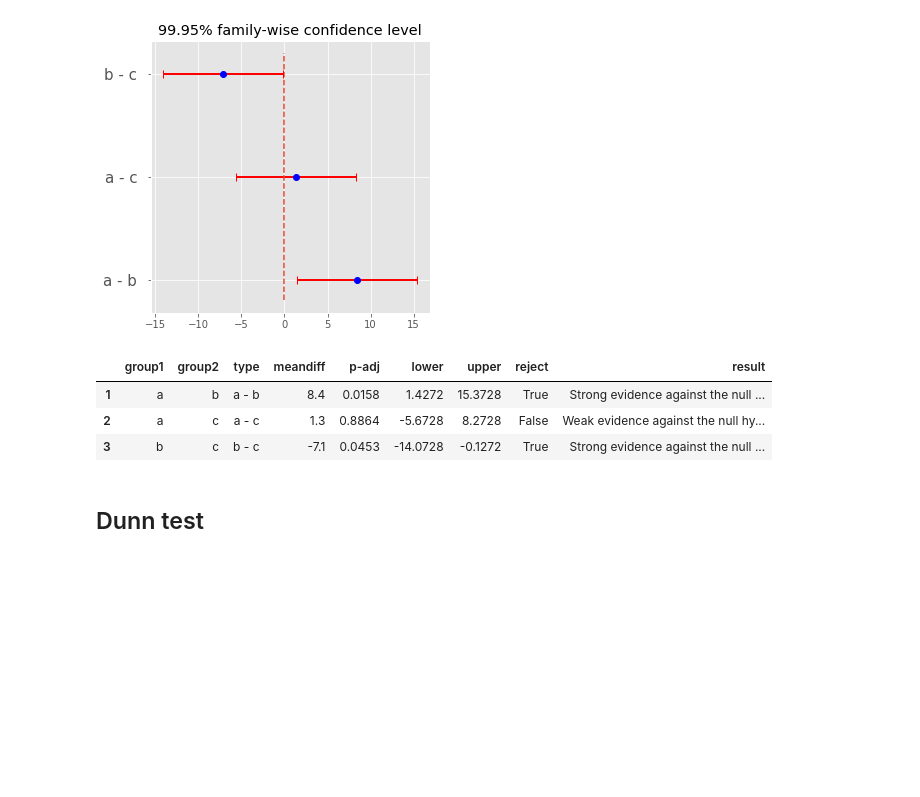
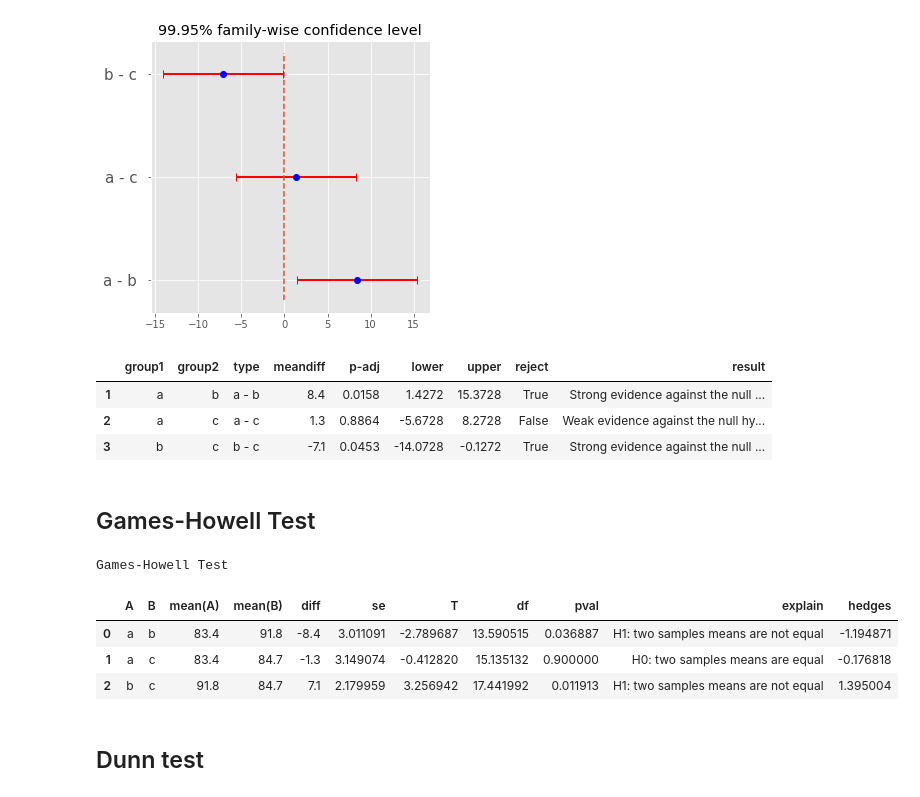
Before and after one commit to imanursar/Machine-Learning-Notes, a Jupyter notebook: Custom Function/Statistic Function.ipynb, the cells around one changed output. Drawn from its saved outputs; the diff is of its cells as text; code cells hidden in the pictures; blank space fills up the shorter version.

```diff
--- a/Custom Function/Statistic Function.ipynb
+++ b/Custom Function/Statistic Function.ipynb
@@ -461,6 +569,17 @@ Tukey’s Test
 | 1 | a | b | a - b | 8.4 | 0.0158 | 1.4272 | 15.3728 | True | Strong evidence against the null ... |
 | 2 | a | c | a - c | 1.3 | 0.8864 | -5.6728 | 8.2728 | False | Weak evidence against the null hy... |
 | 3 | b | c | b - c | -7.1 | 0.0453 | -14.0728 | -0.1272 | True | Strong evidence against the null ... |
+# %% [markdown]
+## Games-Howell Test
+# %%
+statistic.stat_test(main_data_1=df,main_data_2=['group','score'],types='post_hoc',
+                    sub_type="games_howell")
+# %% [output]
+Games-Howell Test
+|  | A | B | mean(A) | mean(B) | diff | se | T | df | pval | explain | hedges |
+| 0 | a | b | 83.4 | 91.8 | -8.4 | 3.011091 | -2.789687 | 13.590515 | 0.036887 | H1: two samples means are not equal | -1.194871 |
+| 1 | a | c | 83.4 | 84.7 | -1.3 | 3.149074 | -0.412820 | 15.135132 | 0.900000 | H0: two samples means are equal | -0.176818 |
+| 2 | b | c | 91.8 | 84.7 | 7.1 | 2.179959 | 3.256942 | 17.441992 | 0.011913 | H1: two samples means are not equal | 1.395004 |
 # %% [markdown]
 ## Dunn test
 # %%
```
Also changed, not shown: parts of 35 cells of this notebook.
